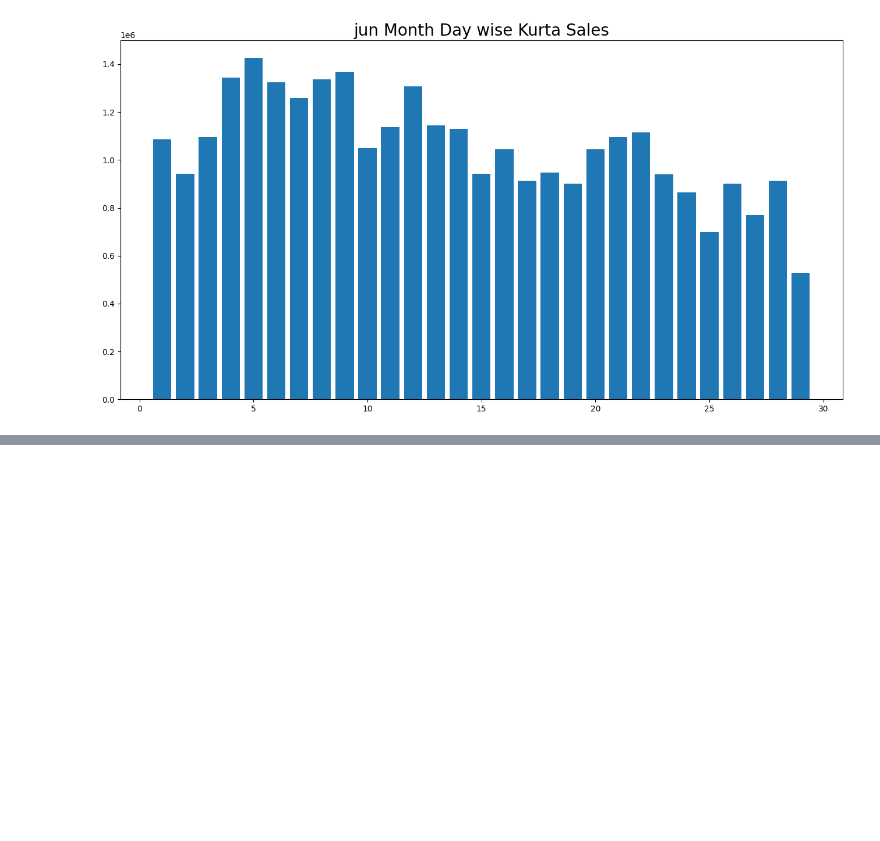
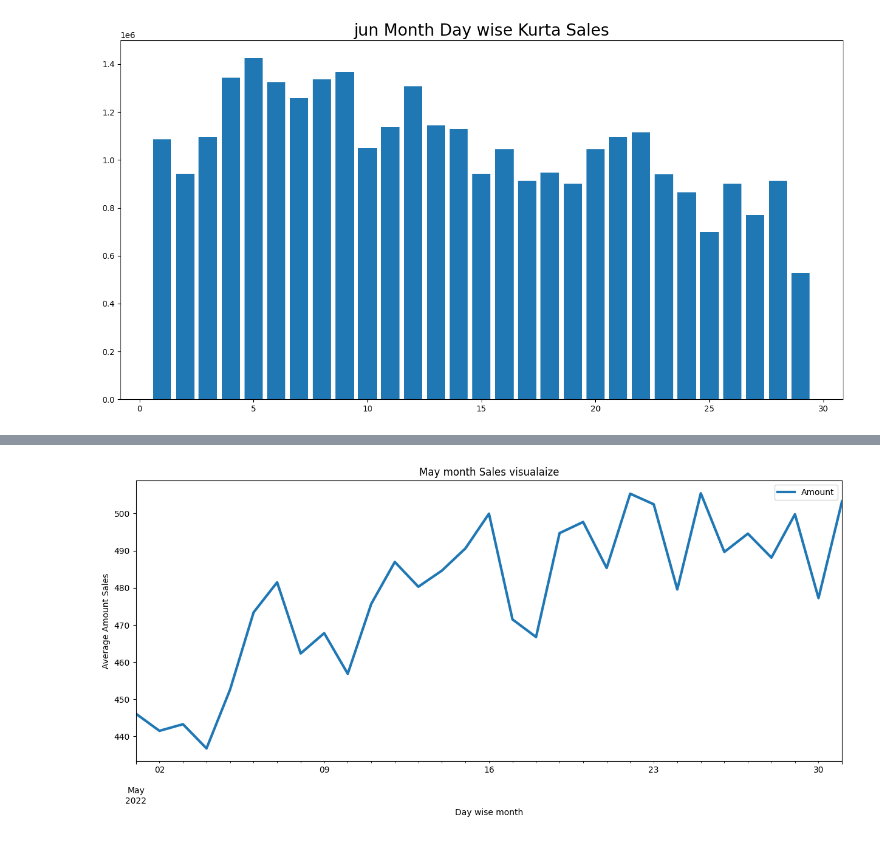
Before and after one commit to Ranjit-Singh-786/product_demand_forecasting, a Jupyter notebook: research_notebook.ipynb, the cells around one changed output, grey strips where cells are left out. Cells and saved outputs as stored; diff of their text form; code cells hidden in the pictures; blank space fills up the shorter version.

```diff
--- a/research_notebook.ipynb
+++ b/research_notebook.ipynb
@@ -213,0 +236,8 @@ dataset.head()
+# %%
+dataset.loc['2022-05-01':'2022-05-31'].plot(figsize=(15,6),lw=3)
+plt.title("May month Sales visualaize")
+plt.ylabel("Average Amount Sales")
+plt.xlabel("Day wise month")
+plt.show()
+# %% [output]
+[figure, added]
```
Also changed, not shown: parts of 40 cells of this notebook, 7 other files.
